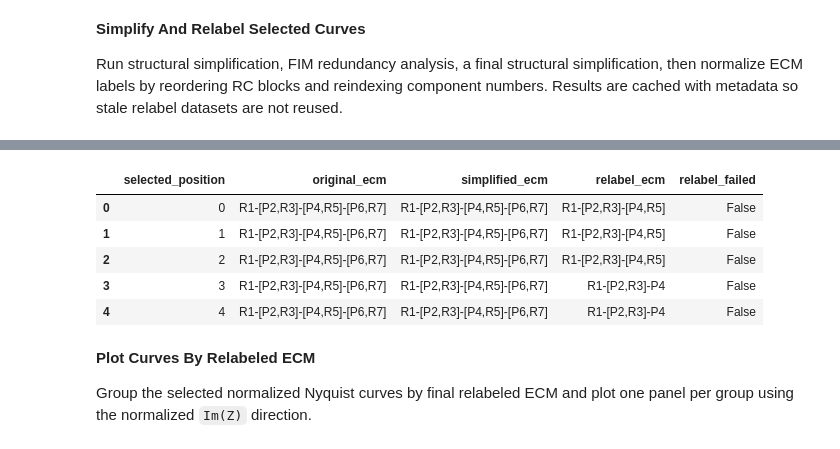
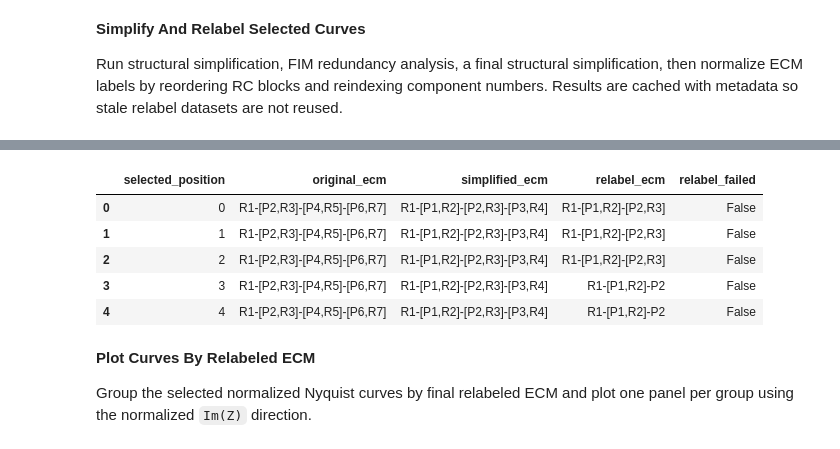
Before and after one commit to zhechengyin/AutoREC, a Jupyter notebook: generate_EIS_data_1.ipynb, the cells around one changed output, grey strips where cells are left out. Saved outputs shown, nothing was run; the diff lists cells and outputs as text; code cells hidden in the pictures.

```diff
--- a/generate_EIS_data_1.ipynb
+++ b/generate_EIS_data_1.ipynb
@@ -1264,26 +1264,72 @@ def convert_capacitors_to_cpes(circuit, params=None):
 def ensure_series_r1(circuit, params=None):
     if circuit is None:
         return circuit, params
+
     circuit = str(circuit)
     series_parts = split_top_level(circuit, sep='-')
-    has_front_series_resistor = bool(series_parts and re.fullmatch(r'\s*R\d+\s*', series_parts[0]))
+
+    has_front_series_resistor = bool(
+        series_parts and re.fullmatch(r'\s*R\d+\s*', series_parts[0])
+    )
+
     if has_front_series_resistor:
+        old_front = series_parts[0].strip()
+        circuit = 'R1-' + '-'.join(series_parts[1:]) if len(series_parts) > 1 else 'R1'
+
+        if isinstance(params, dict):
+            params = dict(params)
+            params.pop(old_front, None)
+            params['R1'] = 0.01
+
         return circuit, params
 
-    circuit = 'R0-' + circuit if circuit else 'R0'
+    circuit = 'R1-' + circuit if circuit else 'R1'
+
     if isinstance(params, dict):
         params = dict(params)
-        params.setdefault('R0', 0.0)
+        params['R1'] = 0.01
+
     return circuit, params
 
 
 def reindex_components(circuit):
     if circuit is None:
         return circuit, {}
+
+    circuit = str(circuit)
+
     mapping = {}
+    used_names = {'R1'} if re.search(r'\bR1\b', circuit) else set()
+    counters = {'R': 2}   # reserve R1 for front series resistor
+
     for match in re.finditer(r'([A-Z])(\d+)', circuit):
-        mapping.setdefault(match.group(0), f'{match.group(1)}{len(mapping) + 1}')
-    return re.sub(r'([A-Z])(\d+)', lambda match: mapping[match.group(0)], circuit), mapping
+        old_name = match.group(0)
+        prefix = match.group(1)
+
+        if old_name == 'R1':
+            mapping[old_name] = 'R1'
+            continue
+
+        if old_name in mapping:
+            continue
+
+        counters.setdefault(prefix, 1)
+
+        while f'{prefix}{counters[prefix]}' in used_names:
+            counters[prefix] += 1
+
+        new_name = f'{prefix}{counters[prefix]}'
+        mapping[old_name] = new_name
+        used_names.add(new_name)
+        counters[prefix] += 1
+
+    new_circuit = re.sub(
+        r'([A-Z])(\d+)',
+        lambda match: mapping[match.group(0)],
+        circuit
+    )
+
+    return new_circuit, mapping
 
 
 def reindex_parameter_dict(params, mapping):
@@ -1300,11 +1346,19 @@ def reindex_parameter_dict(params, mapping):
 def normalize_circuit_and_params(circuit, params=None):
     if pd.isna(circuit):
         return circuit, params
+
     circuit, params = convert_capacitors_to_cpes(circuit, params)
     circuit = reorder_parallel_blocks_and_series_p(circuit)
     circuit, params = ensure_series_r1(circuit, params)
+
     circuit, mapping = reindex_components(circuit)
-    return circuit, reindex_parameter_dict(params, mapping)
+    params = reindex_parameter_dict(params, mapping)
+
+    if isinstance(params, dict):
+        params = dict(params)
+        params['R1'] = 0.01
+
+    return circuit, params
 
 
 def postprocess_relabels(df):
@@ -1347,11 +1401,11 @@ R1-[P2,R3]-P4-P5               1
 Name: count, dtype: int64
 Failures: 0 / 100
 |  | selected_position | original_ecm | simplified_ecm | relabel_ecm | relabel_failed |
-| 0 | 0 | R1-[P2,R3]-[P4,R5]-[P6,R7] | R1-[P2,R3]-[P4,R5]-[P6,R7] | R1-[P2,R3]-[P4,R5] | False |
-| 1 | 1 | R1-[P2,R3]-[P4,R5]-[P6,R7] | R1-[P2,R3]-[P4,R5]-[P6,R7] | R1-[P2,R3]-[P4,R5] | False |
-| 2 | 2 | R1-[P2,R3]-[P4,R5]-[P6,R7] | R1-[P2,R3]-[P4,R5]-[P6,R7] | R1-[P2,R3]-[P4,R5] | False |
-| 3 | 3 | R1-[P2,R3]-[P4,R5]-[P6,R7] | R1-[P2,R3]-[P4,R5]-[P6,R7] | R1-[P2,R3]-P4 | False |
-| 4 | 4 | R1-[P2,R3]-[P4,R5]-[P6,R7] | R1-[P2,R3]-[P4,R5]-[P6,R7] | R1-[P2,R3]-P4 | False |
+| 0 | 0 | R1-[P2,R3]-[P4,R5]-[P6,R7] | R1-[P1,R2]-[P2,R3]-[P3,R4] | R1-[P1,R2]-[P2,R3] | False |
+| 1 | 1 | R1-[P2,R3]-[P4,R5]-[P6,R7] | R1-[P1,R2]-[P2,R3]-[P3,R4] | R1-[P1,R2]-[P2,R3] | False |
+| 2 | 2 | R1-[P2,R3]-[P4,R5]-[P6,R7] | R1-[P1,R2]-[P2,R3]-[P3,R4] | R1-[P1,R2]-[P2,R3] | False |
+| 3 | 3 | R1-[P2,R3]-[P4,R5]-[P6,R7] | R1-[P1,R2]-[P2,R3]-[P3,R4] | R1-[P1,R2]-P2 | False |
+| 4 | 4 | R1-[P2,R3]-[P4,R5]-[P6,R7] | R1-[P1,R2]-[P2,R3]-[P3,R4] | R1-[P1,R2]-P2 | False |
 # %% [markdown]
 **Plot Curves By Relabeled ECM**
 
```
Also changed, not shown: parts of 5 cells of this notebook.
